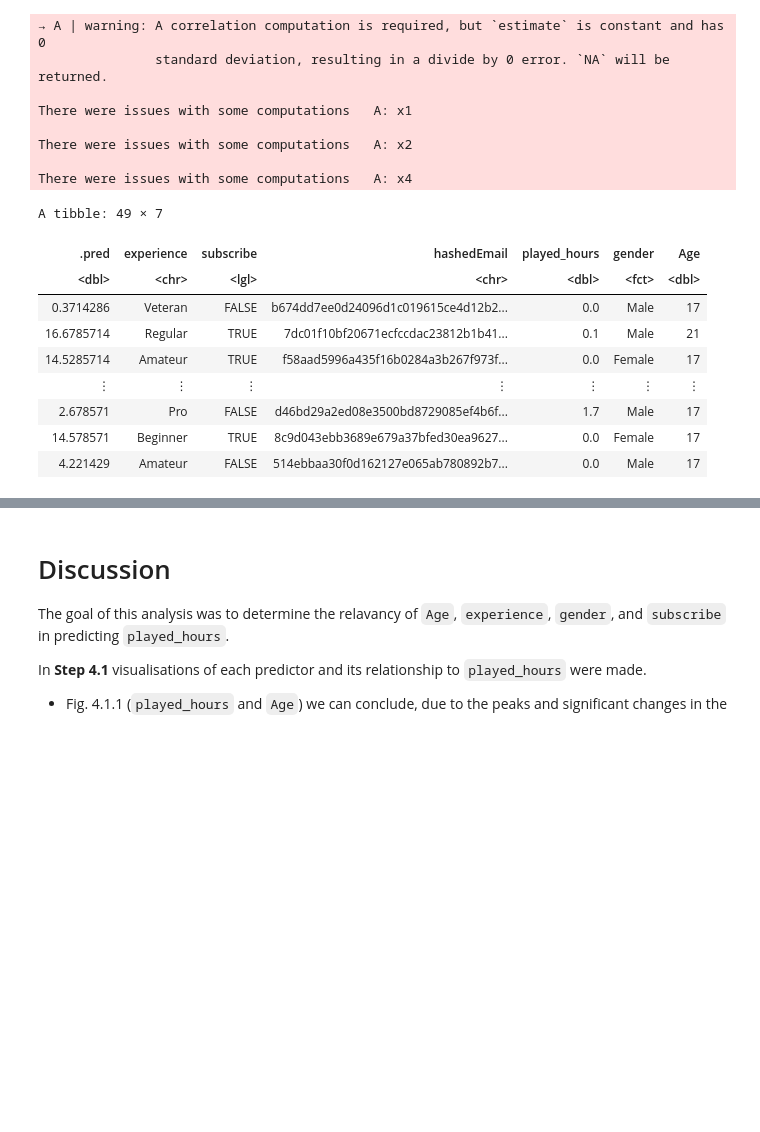
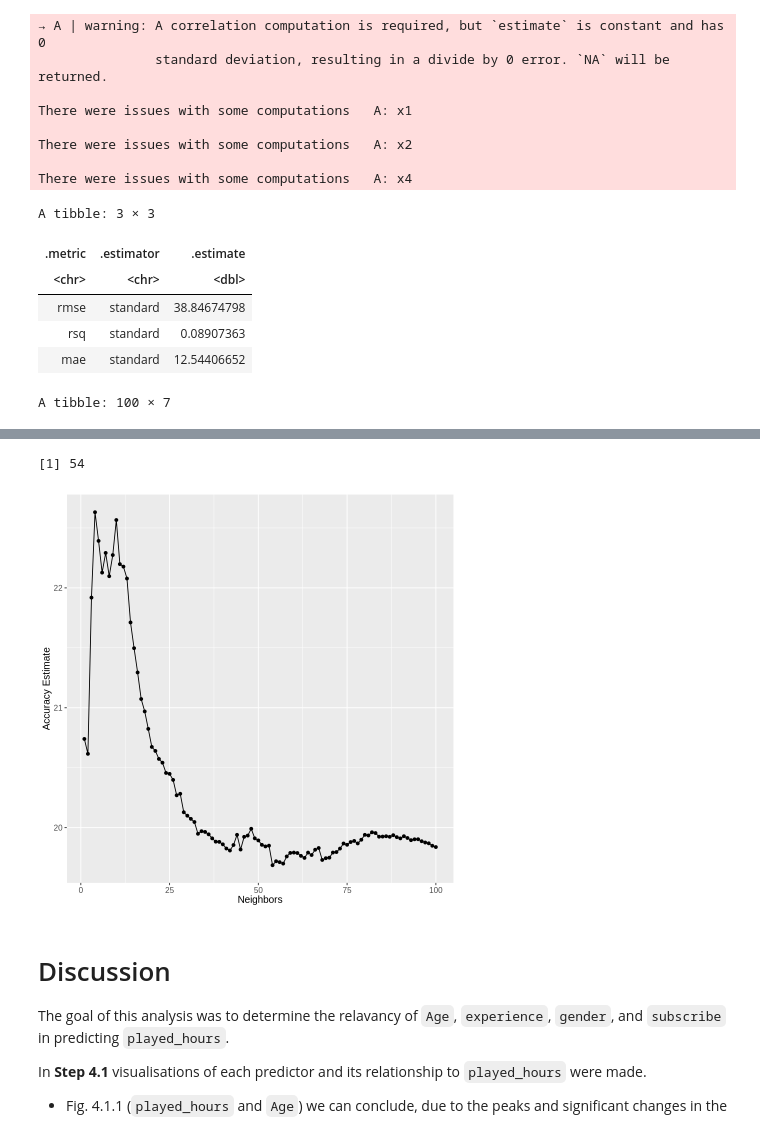
Before and after one commit to wolfgirl43/DSCI-Group-10-Final-Project-, a Jupyter notebook: DSCI100_group10_FinalProject.ipynb, the cells around one changed output, grey strips where cells are left out. Drawn from its saved outputs; the diff is of its cells as text; code cells hidden in the pictures; blank space fills up the shorter version.

Commit message:
Code for Knn regression
Rough code for knn regression

```diff
--- a/DSCI100_group10_FinalProject.ipynb
+++ b/DSCI100_group10_FinalProject.ipynb
@@ -514,36 +514,72 @@ There were issues with some computations   A: x4
 # %%
 set.seed(4153)
 
+players_vfold <- vfold_cv(players_training, v = 5 )
+
 final_recipe <- recipe(played_hours ~ Age + gender + experience + subscribe,
                        data = players_training) |>
-  step_dummy(all_nominal_predictors())
+  step_dummy(all_nominal_predictors()) |>
+  step_scale(all_nominal_predictors()) |>
+  step_center(all_nominal_predictors())
 
 knn_spec <- nearest_neighbor(weight_func = "rectangular", neighbors = tune()) |>
   set_engine("kknn") |>
   set_mode("regression")
 
-knn_tuned <- workflow()|>
+knn_workflow <- workflow() |>
+  add_recipe(final_recipe) |>
+  add_model(knn_spec)
 
+grid_vals<- tibble(neighbors=1:100)
 
-best_k <- select_best(knn_tuned, metric = "rmse")
+knn_results <- knn_workflow |>
+  tune_grid(
+    resamples = players_vfold,
+    grid = grid_vals)|>
+    collect_metrics()
 
+k_min<- knn_results|>
+      filter(.metric == "rmse") |>
+      arrange(mean)|>
+      slice(1)|>
+      pull(neighbors)
 
-final_workflow <- workflow() |>
+final_spec <- nearest_neighbor(weight_func = "rectangular", neighbors = k_min) |>
+  set_engine("kknn") |>
+  set_mode("regression")
+
+final_fit <- workflow() |>
   add_recipe(final_recipe) |>
-  add_model(final_knn)
+  add_model(final_spec) |>
+  fit(data = players_training)
 
-final_fit <- final_workflow |> fit(data = players_training)
+players_summary<- final_fit |>
+      predict(players_testing)|>
+      bind_cols(players_testing)|>
+      metrics(truth = played_hours, estimate = .pred)
+players_summary
 
-test_predictions <- predict(final_fit, players_testing) |>
-  bind_cols(players_testing)
+accuracies<- knn_results|>
+    filter(.metric == "rmse")
+accuracies
+accuracy_vs_k <- ggplot(accuracies, aes(x = neighbors, y = mean)) +
+  geom_point() +
+  geom_line() +
+  labs(x = "Neighbors", y = "Accuracy Estimate") +
+  theme(text = element_text(size = 12))
+accuracy_vs_k
+
+best_k <- knn_results |>
+  filter(.metric == "rmse") |>
+  arrange(mean) |>
+  slice(1) |>
+  pull(neighbors)
+best_k
 # %% [output]
-A tibble: 49 × 7
+A tibble: 3 × 3
-| .pred | experience | subscribe | hashedEmail | played_hours | gender | Age |
-| <dbl> | <chr> | <lgl> | <chr> | <dbl> | <fct> | <dbl> |
-| 0.3714286 | Veteran | FALSE | b674dd7ee0d24096d1c019615ce4d12b2... | 0.0 | Male | 17 |
-| 16.6785714 | Regular | TRUE | 7dc01f10bf20671ecfccdac23812b1b41... | 0.1 | Male | 21 |
-| 14.5285714 | Amateur | TRUE | f58aad5996a435f16b0284a3b267f973f... | 0.0 | Female | 17 |
-| ⋮ | ⋮ | ⋮ | ⋮ | ⋮ | ⋮ | ⋮ |
-| 2.678571 | Pro | FALSE | d46bd29a2ed08e3500bd8729085ef4b6f... | 1.7 | Male | 17 |
-| 14.578571 | Beginner | TRUE | 8c9d043ebb3689e679a37bfed30ea9627... | 0.0 | Female | 17 |
-| 4.221429 | Amateur | FALSE | 514ebbaa30f0d162127e065ab780892b7... | 0.0 | Male | 17 |
+| .metric | .estimator | .estimate |
+| <chr> | <chr> | <dbl> |
+| rmse | standard | 38.84674798 |
+| rsq | standard | 0.08907363 |
+| mae | standard | 12.54406652 |
+A tibble: 100 × 7
@@ -550,3 +595,5 @@ A tibble: 49 × 7
+[1] 54
+[figure, added]
 # %% [markdown]
 # Discussion #
 
```
Also changed, not shown: parts of 1 cell of this notebook.
